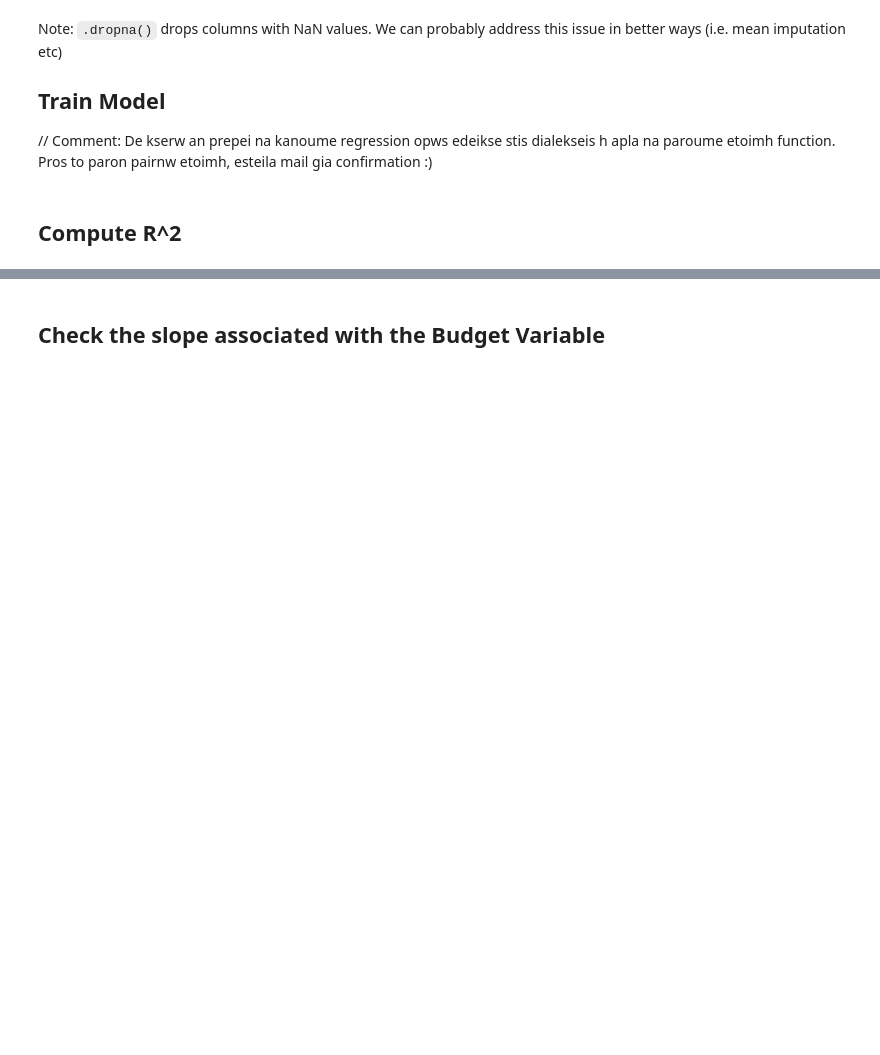
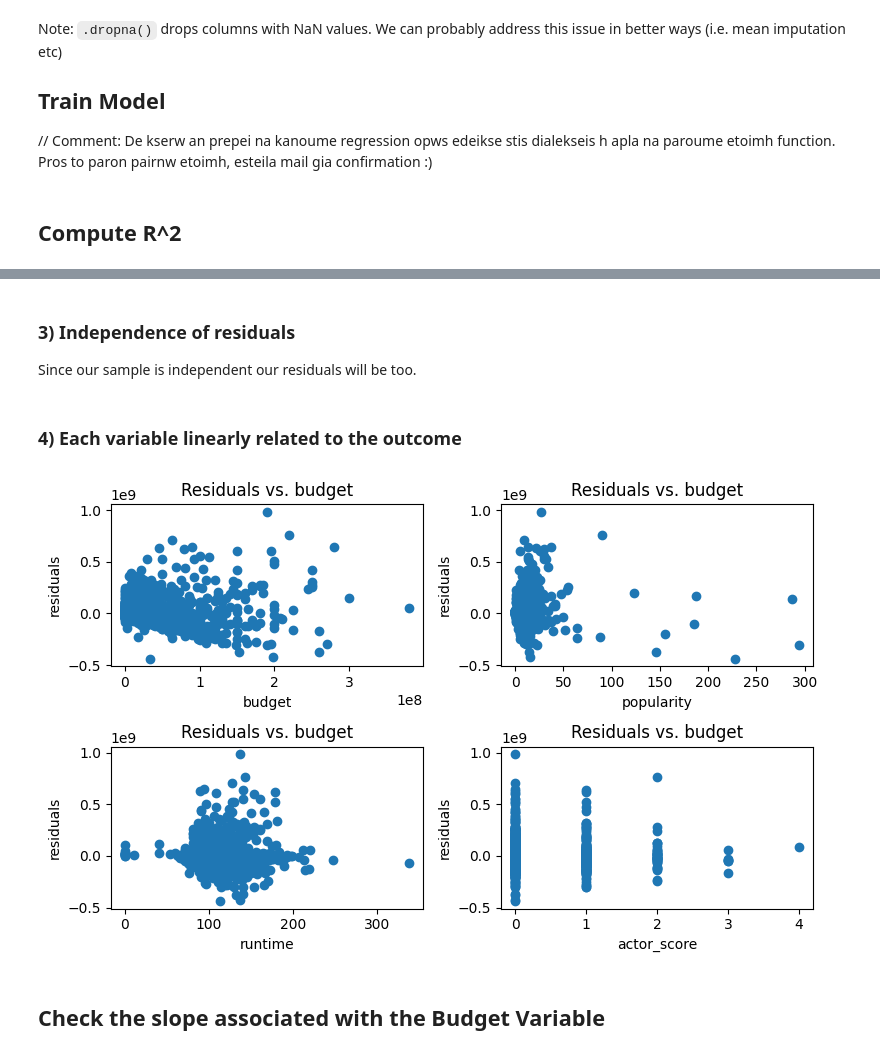
Before and after one commit to WatchmeDoc/MEM264-Applied-Statistics, a Jupyter notebook: analysis/multiple_regression.ipynb, the cells around one changed output, grey strips where cells are left out. Drawn from its saved outputs; the diff is of its cells as text; code cells hidden in the pictures; blank space fills up the shorter version.

```diff
--- a/analysis/multiple_regression.ipynb
+++ b/analysis/multiple_regression.ipynb
@@ -131,3 +172,42 @@ R^2_adj: 0.6184134010981928
+# %% [markdown]
+### 3) Independence of residuals
+Since our sample is independent our residuals will be too.
+# %% [markdown]
+### 4) Each variable linearly related to the outcome
+# %%
+plt.figure(figsize=(8,5))
+
+plt.subplot(2,2,1)
+plt.scatter(df['budget'], residuals)
+plt.xlabel('budget')
+plt.ylabel('residuals')
+plt.title('Residuals vs. budget')
+plt.tight_layout()
+
+plt.subplot(2,2,2)
+plt.scatter(df['popularity'], residuals)
+plt.xlabel('popularity')
+plt.ylabel('residuals')
+plt.title('Residuals vs. budget')
+plt.tight_layout()
+
+plt.subplot(2,2,3)
+plt.scatter(df['runtime'], residuals)
+plt.xlabel('runtime')
+plt.ylabel('residuals')
+plt.title('Residuals vs. budget')
+plt.tight_layout()
+
+plt.subplot(2,2,4)
+plt.scatter(df['actor_score'], residuals)
+plt.xlabel('actor_score')
+plt.ylabel('residuals')
+plt.title('Residuals vs. budget')
+plt.tight_layout()
+
+plt.show()
+# %% [output]
+[figure, added]
 # %% [markdown]
 ## Check the slope associated with the Budget Variable
 # %%
```
Also changed, not shown: parts of 10 cells of this notebook, 1 other file.
